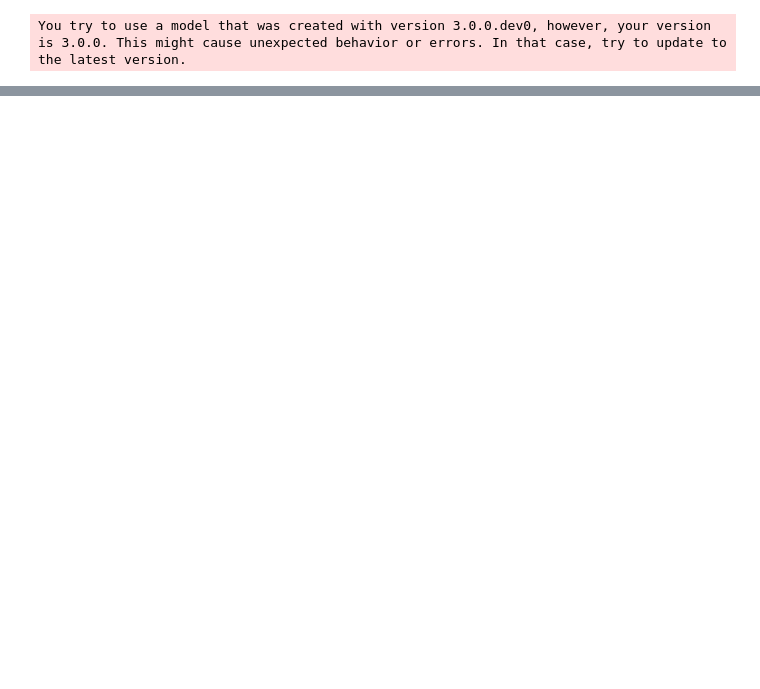
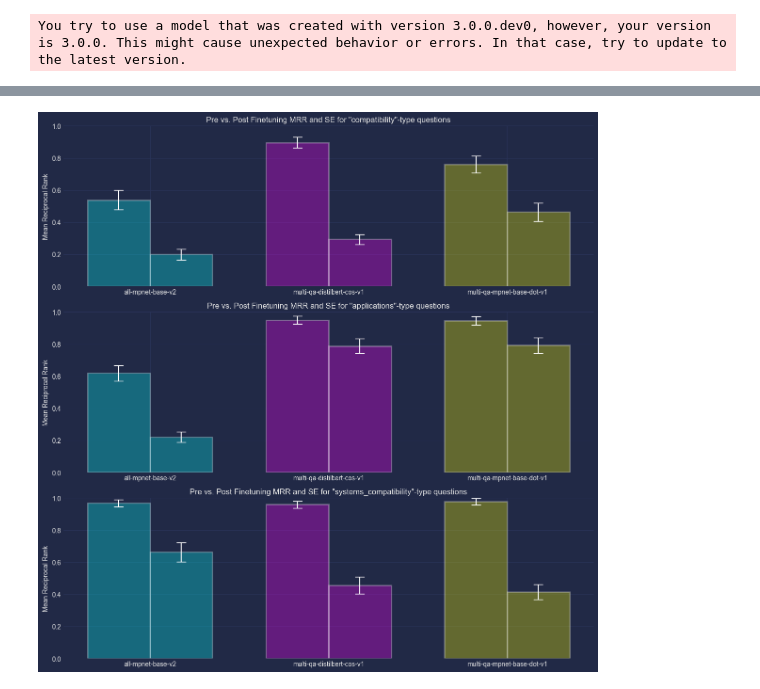
Before and after one commit to dennisvdang/QA-Retrieval-System, a Jupyter notebook: notebooks/qa_system.ipynb, the cells around one changed output, grey strips where cells are left out. Saved outputs shown, nothing was run; the diff lists cells and outputs as text; code cells hidden in the pictures; blank space fills up the shorter version.

```diff
--- a/notebooks/qa_system.ipynb
+++ b/notebooks/qa_system.ipynb
@@ -390,0 +488,78 @@ for epoch in range(num_epochs):
+# %%
+# Create finetune_results_rr_by_type
+finetune_results_rr_by_type = {key: {ptype: df[df['tags'].apply(lambda x: 'probes' in x and ptype in x)]['rr'].dropna() for ptype in probe_types} for key, df in finetune_results.items()}
+
+# Add 'systems' question types to the finetune_results
+for key, df in finetune_results.items():
+    finetune_results_rr_by_type[key].update({f'systems_{stype}': df[df['tags'].apply(lambda x: 'systems' in x and stype in x)]['rr'].dropna() for stype in system_types})
+
+# Combine results_rr_by_type and finetune_results_rr_by_type
+combined_results_rr_by_type = {}
+for model_name in model_order:
+    combined_results_rr_by_type[model_name] = {
+        'pre-finetuning': results_rr_by_type[model_name],
+        'post-finetuning': finetune_results_rr_by_type[model_name]
+    }
+
+
+# Define the complete list of question types
+all_types = probe_types + [f'systems_{stype}' for stype in system_types]
+labels = [ptype.capitalize() for ptype in probe_types] + [f'Sys {stype.capitalize()}' for stype in system_types]
+# %%
+# Filter the question types you want to show
+question_types_to_show = ['compatibility', 'applications', 'systems_compatibility']
+all_types = [ptype for ptype in all_types if ptype in question_types_to_show]
+labels = [ptype.capitalize() for ptype in all_types]
+
+# Calculate means and standard errors
+mean_rr_by_type = {}
+se_rr_by_type = {}
+
+for ptype in all_types:
+    mean_rr_by_type[ptype] = []
+    se_rr_by_type[ptype] = []
+    for model_name in model_order:
+        for phase in ['pre-finetuning', 'post-finetuning']:
+            rr_by_type = combined_results_rr_by_type[model_name][phase][ptype]
+            mean_rr = np.mean(rr_by_type)
+            se_rr = np.std(rr_by_type) / np.sqrt(len(rr_by_type))  # Standard Error of the mean
+            mean_rr_by_type[ptype].append(mean_rr)
+            se_rr_by_type[ptype].append(se_rr)
+
+# Colors for different models
+colors = ['cyan', 'magenta', 'yellow']
+
+fig, axes = plt.subplots(nrows=len(all_types), figsize=(12, 4 * len(all_types)))
+
+if len(all_types) == 1:
+    axes = [axes]
+
+for ax, ptype in zip(axes, all_types):
+    # Data for plotting
+    means = mean_rr_by_type[ptype]
+    errors = se_rr_by_type[ptype]
+    x = np.arange(len(model_order))
+
+    # Creating paired bar chart
+    bar_width = 0.35
+    for i, model_name in enumerate(model_order):
+        pre_idx = i * 2
+        post_idx = i * 2 + 1
+        rects1 = ax.bar(x[i] - bar_width / 2, means[pre_idx], bar_width, yerr=errors[pre_idx], color=colors[i], alpha=0.3, linewidth=2, edgecolor='white', capsize=7, label=f'{model_name} Pre-finetuning', ecolor='white')
+        rects2 = ax.bar(x[i] + bar_width / 2, means[post_idx], bar_width, yerr=errors[post_idx], color=colors[i], alpha=0.3, linewidth=2, edgecolor='white', capsize=7, label=f'{model_name} Post-finetuning', ecolor='white')
+
+    ax.set_xticks(x)
+    ax.set_xticklabels(model_order)
+    ax.set_title(f'Pre vs. Post Finetuning MRR and SE for "{ptype}"-type questions')
+    ax.set_ylim(0, 1)
+    ax.set_ylabel('Mean Reciprocal Rank')
+    ax.set_yticks(np.linspace(0, 1, 6))
+
+    # Add cyberpunk-style effects
+    mplcyberpunk.make_lines_glow(ax, alpha_line=0.6)
+
+plt.tight_layout()
+#plt.savefig('../images/pre_post_bar_chart.png', dpi=96, bbox_inches='tight')
+plt.show()
+# %% [output]
+[figure, added]
```
Also changed, not shown: parts of 8 cells of this notebook, 2 other files.
